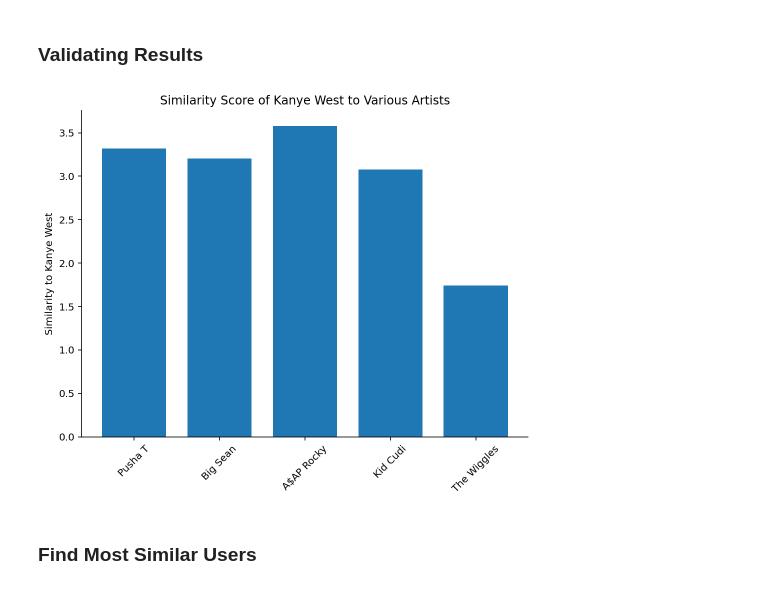
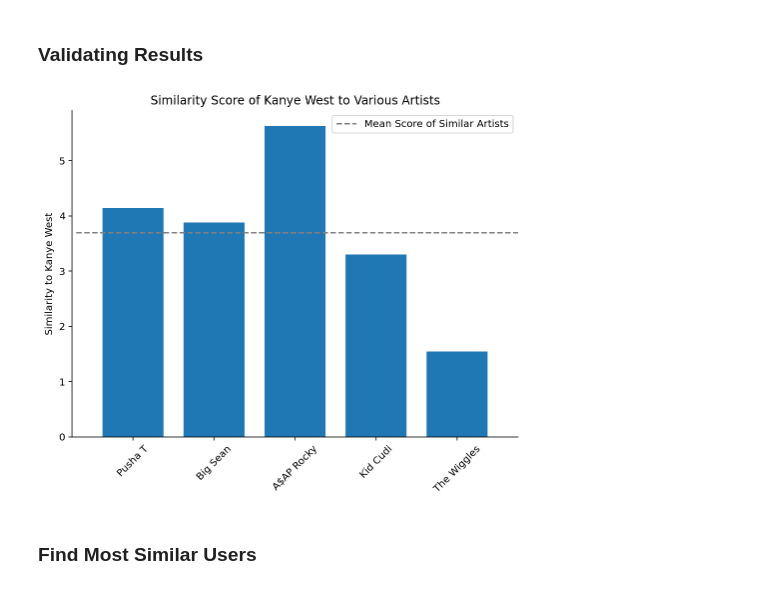
Before and after one commit to martiheit/ayyo_user_similarity, a Jupyter notebook: final.ipynb, the cells around one changed output. Cells and saved outputs as stored; diff of their text form; code cells hidden in the pictures.

Commit message:
update notebook and images

```diff
--- a/final.ipynb
+++ b/final.ipynb
@@ -66,12 +64,12 @@ HTTPSConnectionPool(host='genius.com', port=443): Read timed out. (read timeout=
 # %% [markdown]
 ### Generate Fake Users for Validation
 # %%
-users_to_lyrics['Kanye West'] = get_song_list('Kanye West', GENIUS_API_TOKEN)
-users_to_lyrics['Kid Cudi'] = get_song_list('Kid Cudi', GENIUS_API_TOKEN)
-users_to_lyrics['Big Sean'] = get_song_list('Big Sean', GENIUS_API_TOKEN)
-users_to_lyrics['A$AP Rocky'] = get_song_list('A$AP Rocky', GENIUS_API_TOKEN)
-users_to_lyrics['Pusha T'] = get_song_list('Pusha T', GENIUS_API_TOKEN)
-users_to_lyrics['The Wiggles'] = get_song_list('The Wiggles', GENIUS_API_TOKEN)
+users_to_lyrics['Kanye West'] = get_song_list('Kanye West', GENIUS_API_TOKEN, 10)
+users_to_lyrics['Kid Cudi'] = get_song_list('Kid Cudi', GENIUS_API_TOKEN, 10)
+users_to_lyrics['Big Sean'] = get_song_list('Big Sean', GENIUS_API_TOKEN, 10)
+users_to_lyrics['A$AP Rocky'] = get_song_list('A$AP Rocky', GENIUS_API_TOKEN, 10)
+users_to_lyrics['Pusha T'] = get_song_list('Pusha T', GENIUS_API_TOKEN, 10)
+users_to_lyrics['The Wiggles'] = get_song_list('The Wiggles', GENIUS_API_TOKEN, 10)
 # %% [output]
 Searching for songs by Kanye West...
 
@@ -313,15 +311,19 @@ kanye_similarities = {artist: similarity_score(dataset[user2idx['Kanye West']][1
                      for artist in ['Pusha T', 'Big Sean', 'A$AP Rocky', 'Kid Cudi', 'The Wiggles']}
 # %%
 fig, ax = plt.subplots(figsize=(8,6))
+ax.set_xlim(-0.75, 4.75)
 plt.bar(x=kanye_similarities.keys(),height=[v for v in kanye_similarities.values()], width=0.75)
+plt.hlines(np.mean([v for v in kanye_similarities.values()]), xmin=-0.7, xmax=4.75,
+          color='grey', linestyle='dashed', label='Mean Score of Similar Artists')
 plt.xticks(rotation = 45)
 plt.title('Similarity Score of Kanye West to Various Artists')
 plt.ylabel('Similarity to Kanye West')
 ax.spines['top'].set_visible(False)
 ax.spines['right'].set_visible(False)
+plt.legend()
 plt.savefig('kanye_barchart.png', bbox_inches='tight', pad_inches=0.1)
 # %% [output]
-[figure, old version]
+[figure, new version]
 # %% [markdown]
 ### Find Most Similar Users
 # %%
```
Also changed, not shown: parts of 12 cells of this notebook, 3 other files.
